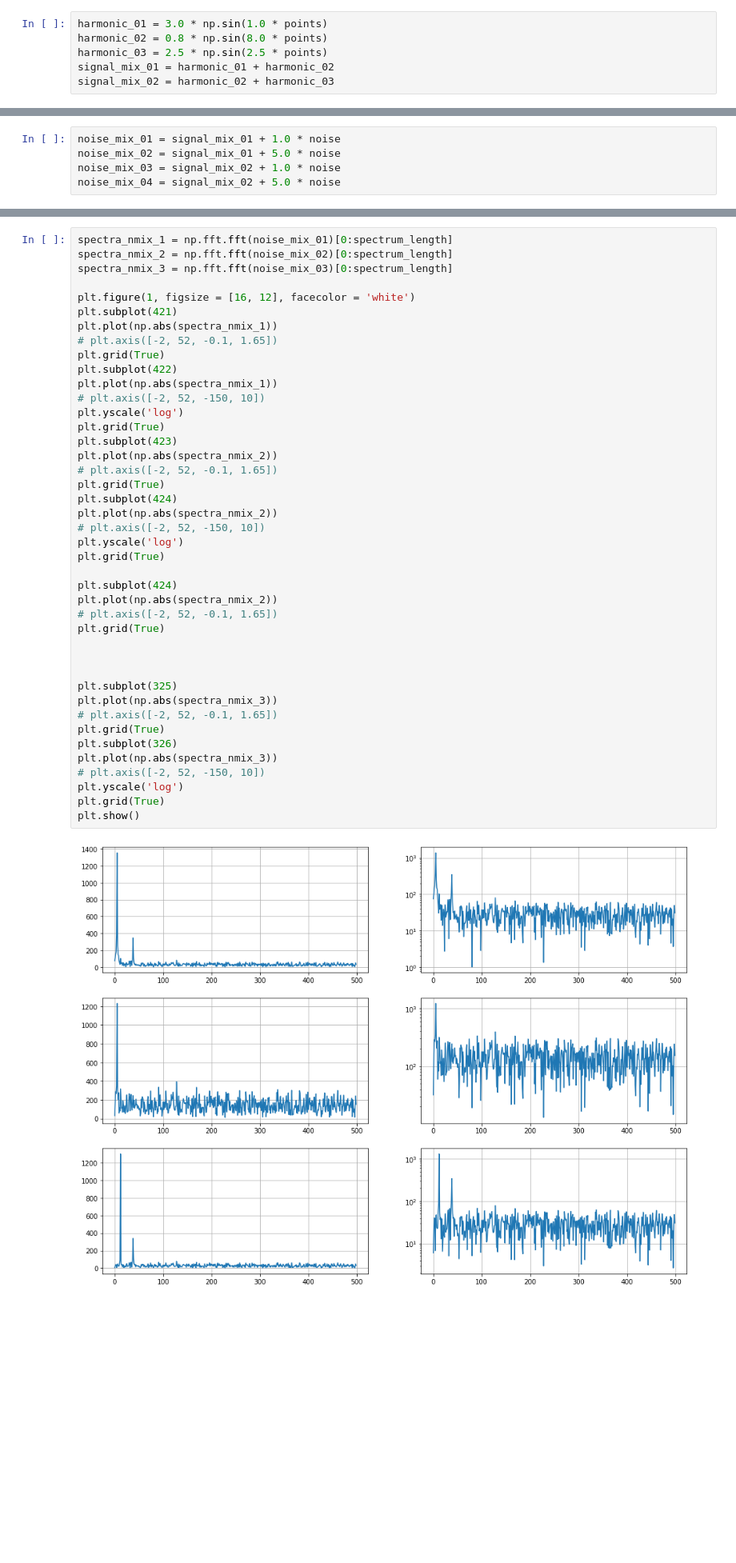
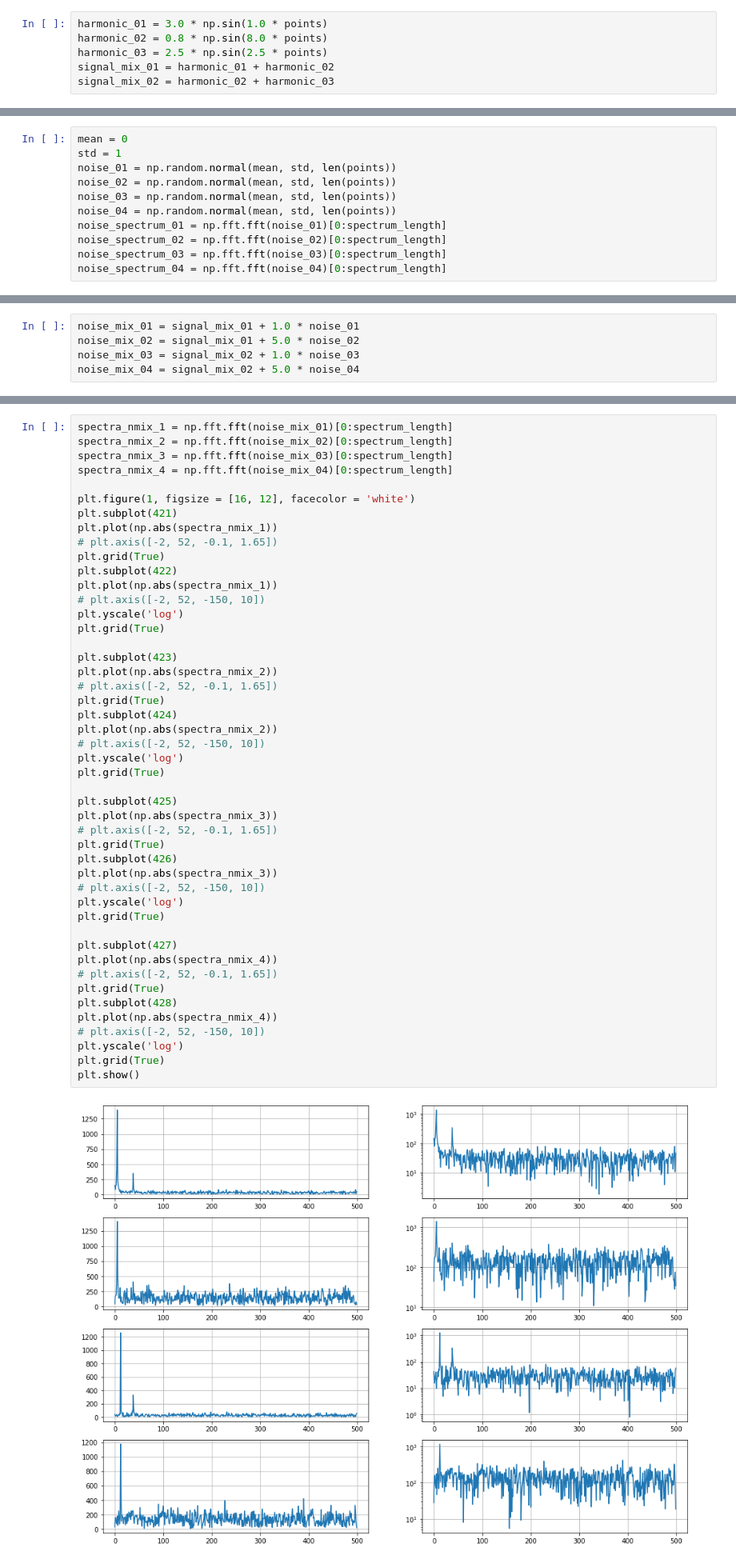
Before and after one commit to serge-yerin/jupyter-radio-astronomy, a Jupyter notebook: lectures_two_signals_and_noise_cross_spectra.ipynb, the cells around one changed output, grey strips where cells are left out. Shown at 80% size. Drawn from its saved outputs; the diff is of its cells as text; blank space fills up the shorter version.

Commit message:
added coherent summation and noise

```diff
--- a/lectures_two_signals_and_noise_cross_spectra.ipynb
+++ b/lectures_two_signals_and_noise_cross_spectra.ipynb
@@ -94,3 +89,14 @@ noise_spectrum = np.fft.fft(noise)[0:spectrum_length]
+# %%
+mean = 0
+std = 1
+noise_01 = np.random.normal(mean, std, len(points))
+noise_02 = np.random.normal(mean, std, len(points))
+noise_03 = np.random.normal(mean, std, len(points))
+noise_04 = np.random.normal(mean, std, len(points))
+noise_spectrum_01 = np.fft.fft(noise_01)[0:spectrum_length]
+noise_spectrum_02 = np.fft.fft(noise_02)[0:spectrum_length]
+noise_spectrum_03 = np.fft.fft(noise_03)[0:spectrum_length]
+noise_spectrum_04 = np.fft.fft(noise_04)[0:spectrum_length]
 # %%
 fig = plt.figure(facecolor = 'white', figsize = (16, 5))
 plt.subplot(121)
@@ -106,8 +112,8 @@ plt.grid(True)
 # %%
-noise_mix_01 = signal_mix_01 + 1.0 * noise
-noise_mix_02 = signal_mix_01 + 5.0 * noise
-noise_mix_03 = signal_mix_02 + 1.0 * noise
-noise_mix_04 = signal_mix_02 + 5.0 * noise
+noise_mix_01 = signal_mix_01 + 1.0 * noise_01
+noise_mix_02 = signal_mix_01 + 5.0 * noise_02
+noise_mix_03 = signal_mix_02 + 1.0 * noise_03
+noise_mix_04 = signal_mix_02 + 5.0 * noise_04
 # %%
 fig = plt.figure(facecolor = 'white', figsize = (16, 10))
 plt.subplot(221)
@@ -132,44 +138,49 @@ plt.grid(True)
 spectra_nmix_1 = np.fft.fft(noise_mix_01)[0:spectrum_length]
 spectra_nmix_2 = np.fft.fft(noise_mix_02)[0:spectrum_length]
 spectra_nmix_3 = np.fft.fft(noise_mix_03)[0:spectrum_length]
+spectra_nmix_4 = np.fft.fft(noise_mix_04)[0:spectrum_length]
 
 plt.figure(1, figsize = [16, 12], facecolor = 'white')
 plt.subplot(421)
 plt.plot(np.abs(spectra_nmix_1))
 # plt.axis([-2, 52, -0.1, 1.65])
 plt.grid(True)
 plt.subplot(422)
 plt.plot(np.abs(spectra_nmix_1))
 # plt.axis([-2, 52, -150, 10])
 plt.yscale('log')
 plt.grid(True)
+
 plt.subplot(423)
 plt.plot(np.abs(spectra_nmix_2))
 # plt.axis([-2, 52, -0.1, 1.65])
 plt.grid(True)
 plt.subplot(424)
 plt.plot(np.abs(spectra_nmix_2))
 # plt.axis([-2, 52, -150, 10])
 plt.yscale('log')
 plt.grid(True)
 
-plt.subplot(424)
-plt.plot(np.abs(spectra_nmix_2))
-# plt.axis([-2, 52, -0.1, 1.65])
-plt.grid(True)
-
-
-
-plt.subplot(325)
+plt.subplot(425)
 plt.plot(np.abs(spectra_nmix_3))
 # plt.axis([-2, 52, -0.1, 1.65])
 plt.grid(True)
-plt.subplot(326)
+plt.subplot(426)
 plt.plot(np.abs(spectra_nmix_3))
 # plt.axis([-2, 52, -150, 10])
 plt.yscale('log')
 plt.grid(True)
+
+plt.subplot(427)
+plt.plot(np.abs(spectra_nmix_4))
+# plt.axis([-2, 52, -0.1, 1.65])
+plt.grid(True)
+plt.subplot(428)
+plt.plot(np.abs(spectra_nmix_4))
+# plt.axis([-2, 52, -150, 10])
+plt.yscale('log')
+plt.grid(True)
 plt.show()
 # %% [output]
-[figure, old version]
+[figure, new version]
 # %%
```
Also changed, not shown: parts of 6 cells of this notebook, 2 other files.
